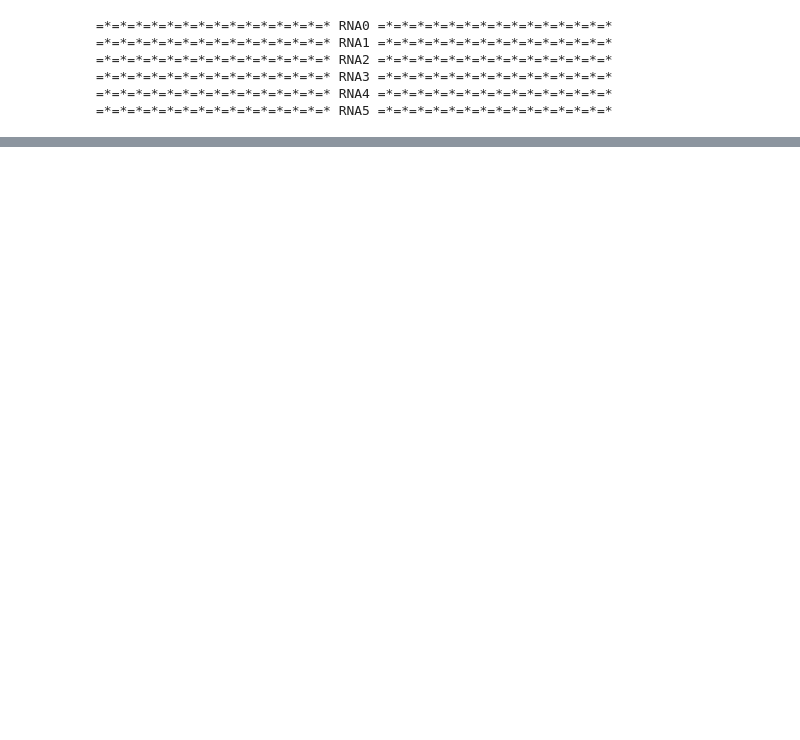
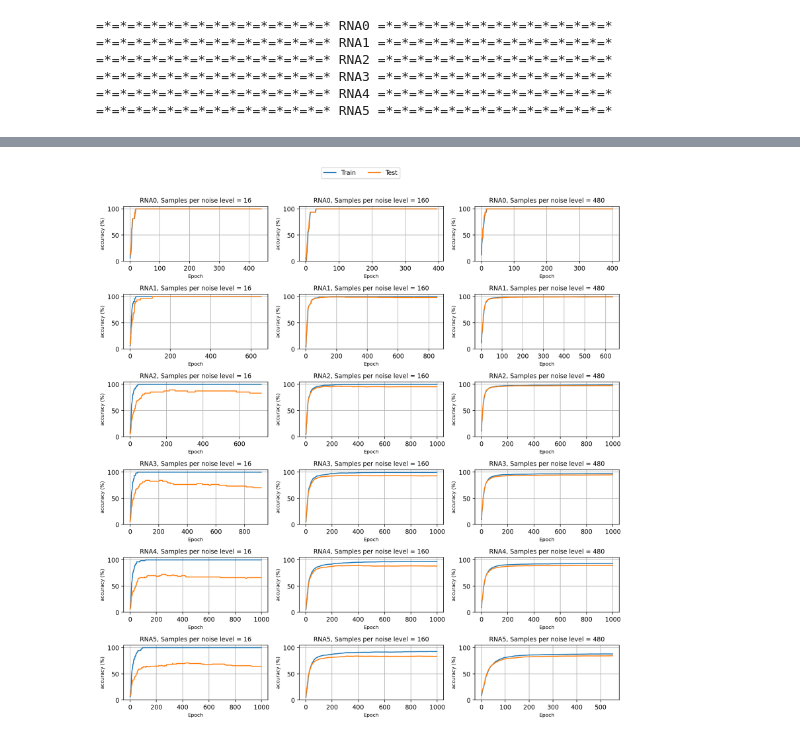
Before and after one commit to Vinicius667/ML, a Jupyter notebook: 2 Character Identification/main.ipynb, the cells around one changed output, grey strips where cells are left out. Cells and saved outputs as stored; diff of their text form; code cells hidden in the pictures; blank space fills up the shorter version.

```diff
--- a/2 Character Identification/main.ipynb
+++ b/2 Character Identification/main.ipynb
@@ -229,0 +262,20 @@ for k,num_seeds in enumerate(list_seeds):
+# %%
+fig,axes = plt.subplots(6,3,figsize=(12,12),tight_layout=True,dpi=200)
+for nn_num,config in enumerate(config_samples_noise):
+    for k,num_seeds in enumerate(list_seeds):
+        train = nns[nn_num][num_seeds]['train_acc_history']
+        test = nns[nn_num][num_seeds]['test_acc_history']
+        axes[nn_num][k].plot(train,label="Train")
+        axes[nn_num][k].plot(test,label="Test")
+        axes[nn_num][k].grid()
+        axes[nn_num][k].set_xlabel(f"Epoch",fontsize=8)
+        axes[nn_num][k].set_ylabel(f"accuracy (%)",fontsize=8)
+        axes[nn_num][k].set_title(f"RNA{nn_num}, Samples per noise level = {16 * num_seeds}",fontsize=10)
+        axes[nn_num][k].set(ylim=(0, 105))
+
+lines_labels = [axes[nn_num][k].get_legend_handles_labels()]
+lines, labels = [sum(lol, []) for lol in zip(*lines_labels)]
+
+fig.legend(lines, labels, loc="outside upper center",fontsize=10,ncol =2,bbox_to_anchor=(0.5, 1.05));
+# %% [output]
+[figure, added]
```
Also changed, not shown: parts of 9 cells of this notebook, 4 other files.
